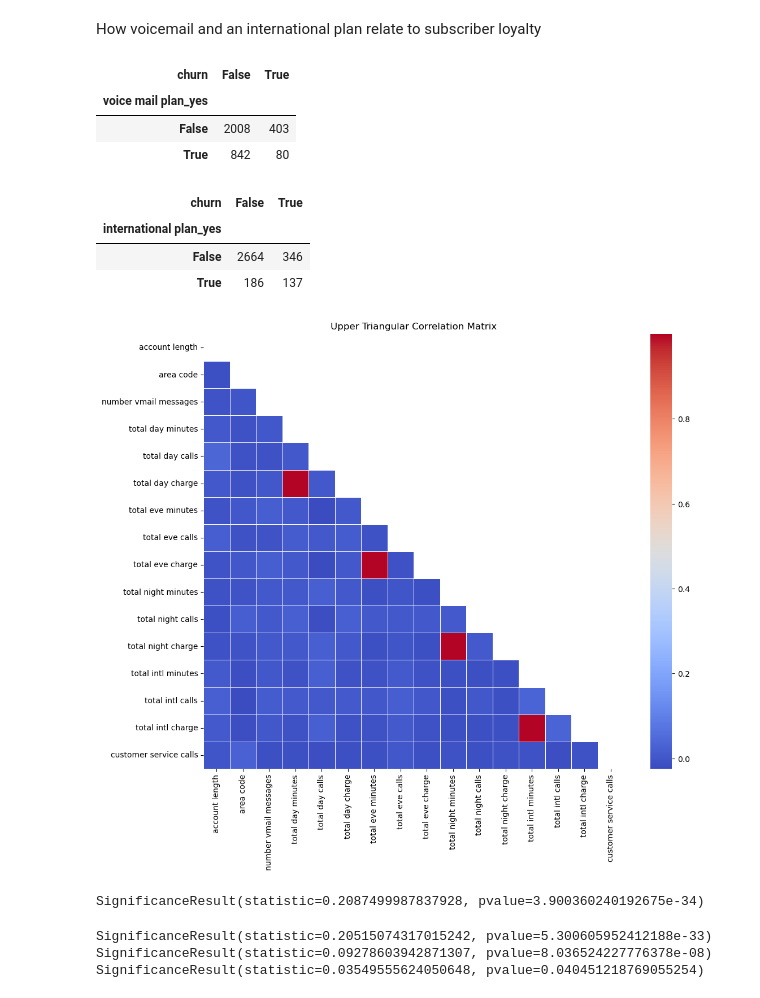
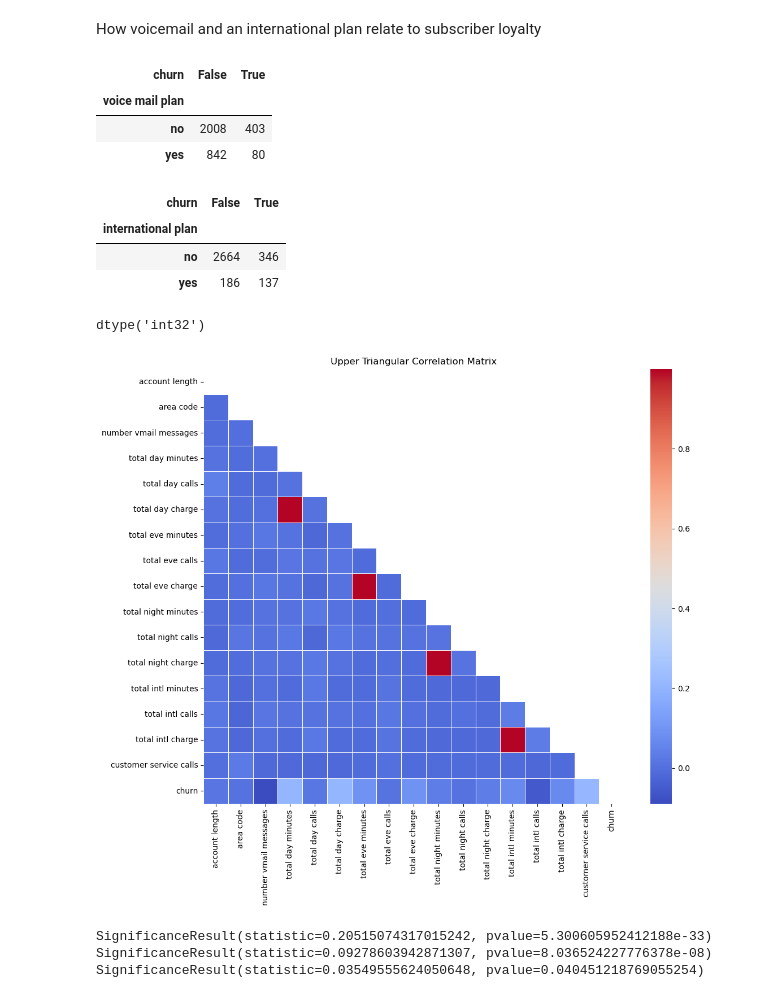
Before and after one commit to Kevan-Muthomi/PhaseThreeProject, a Jupyter notebook: index.ipynb, the cells around one changed output. Saved outputs shown, nothing was run; the diff lists cells and outputs as text; code cells hidden in the pictures.

```diff
--- a/index.ipynb
+++ b/index.ipynb
@@ -133,8 +133,3 @@ total intl charge         float64
 customer service calls      int64
 churn                        bool
 dtype: object
-# %%
-#One-Hot Encoding Categorical Variables
-categorical_cols = ['international plan', 'voice mail plan']
-df = pd.get_dummies(df, columns=categorical_cols, drop_first=True)
-df.head()
@@ -234,44 +221,44 @@ plt.show()
 # %% [markdown]
 How voicemail and an international plan relate to subscriber loyalty
 # %%
-mail_tab = pd.crosstab(df['voice mail plan_yes'], df['churn'])
+mail_tab = pd.crosstab(df['voice mail plan'], df['churn'])
 mail_tab
 # %% [output]
 | churn | False | True |
-| voice mail plan_yes |  |  |
-| False | 2008 | 403 |
-| True | 842 | 80 |
+| voice mail plan |  |  |
+| no | 2008 | 403 |
+| yes | 842 | 80 |
 # %%
-int_plan_tab = pd.crosstab(df['international plan_yes'], df['churn'])
+int_plan_tab = pd.crosstab(df['international plan'], df['churn'])
 int_plan_tab
 # %% [output]
 | churn | False | True |
-| international plan_yes |  |  |
-| False | 2664 | 346 |
-| True | 186 | 137 |
+| international plan |  |  |
+| no | 2664 | 346 |
+| yes | 186 | 137 |
+# %%
+df['churn'] = df['churn'].astype(int)
+df['churn'].dtype
+# %% [output]
+dtype('int32')
 # %%
 # Select only numeric columns for correlation analysis
-numeric_columns = df.select_dtypes(include=['float64', 'int64']).columns
+numeric_columns = df.select_dtypes(include=['float64', 'int64','int32']).columns
 numeric_df = df[numeric_columns]
 
 # Compute the correlation matrix
 correlation_matrix = numeric_df.corr()
 
 # Create a mask for the upper triangular matrix
 mask = np.triu(np.ones_like(correlation_matrix, dtype=bool))
 
 # Create a heatmap for visualization with the mask
 plt.figure(figsize=(12, 10))
 sns.heatmap(correlation_matrix, annot=True, cmap='coolwarm', fmt=".2f", linewidths=.5, mask=mask)
 plt.title('Upper Triangular Correlation Matrix')
 plt.show()
 # %% [output]
-[figure, old version]
+[figure, new version]
-# %%
-#Determining relationship between the number of calls to the call center and churn
-stats.pointbiserialr(df['churn'], df['customer service calls'])
-# %% [output]
-SignificanceResult(statistic=0.2087499987837928, pvalue=3.900360240192675e-34)
 # %%
 print(stats.pointbiserialr(df['churn'], df['total day charge']))
 print(stats.pointbiserialr(df['churn'], df['total eve charge']))
```
Also changed, not shown: parts of 23 cells of this notebook.
